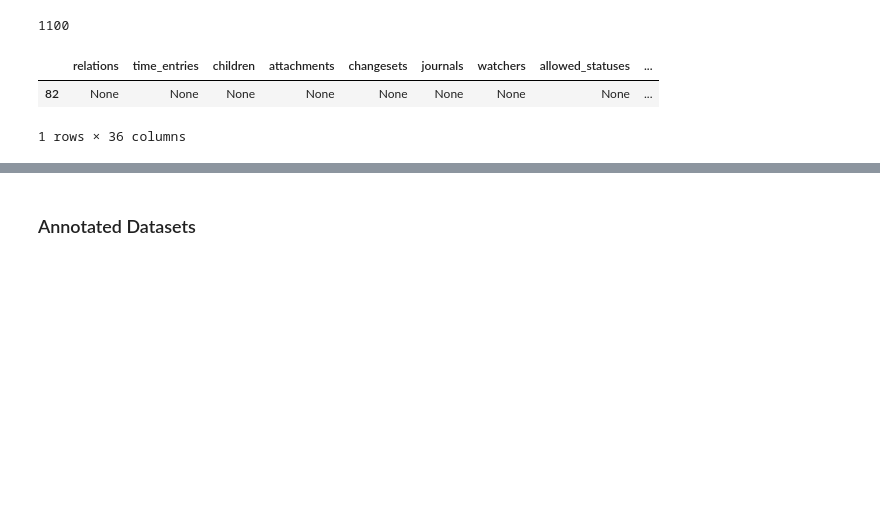
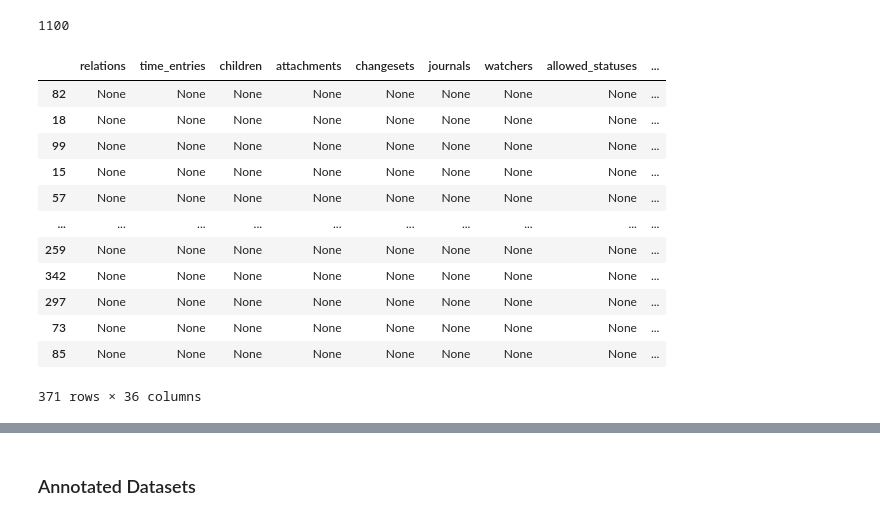
Before and after one commit to Jaclyn922/Data-Scientist-Co-op-in-Brigham-and-Women-s-Hospital, a Jupyter notebook: notebook/study-overview.ipynb, the cells around one changed output, grey strips where cells are left out. Cells and saved outputs as stored; diff of their text form; code cells hidden in the pictures; blank space fills up the shorter version.

```diff
--- a/notebook/study-overview.ipynb
+++ b/notebook/study-overview.ipynb
@@ -450,32 +450,46 @@ def set_url(row):
     return None
 
 dataset_tracker_id = trackers.loc[trackers['name'] == 'Dataset', 'id'].iloc[0]
 datasets = redmine.issue.filter(tracker_id=dataset_tracker_id)
 datasets = pd.DataFrame([dict(d) for d in datasets])
 
 datasets['project_name'] = datasets.apply(lambda w: w.project['name'], axis=1)
 datasets['category_name'] = datasets.apply(lambda w: w.category['name'] if pd.notna(w.category) else None, axis=1)
 datasets['status_name'] = datasets.apply(lambda w: w.status['name'] if pd.notna(w.status) else None, axis=1)
 datasets['author_name'] = datasets.apply(lambda w: w.author['name'] if pd.notna(w.author) else None, axis=1)
 datasets['assignee'] = datasets.apply(lambda w: w.assigned_to['name'] if pd.notna(w.assigned_to) else None, axis=1)
 datasets['parent_id'] = datasets.apply(lambda w: int(w.parent['id']) if pd.notna(w.parent) else None, axis=1)
 datasets['url'] = datasets.apply(set_url, axis=1)
 
 # datasets = datasets.drop(columns=['time_entries', 'changesets', 'watchers', 'allowed_statuses', 'due_date', 'done_ratio', 'tracker', 'priority', 'start_date', 'updated_on',
 #                                 'project', 'category', 'status', 'assigned_to', 'author', 'attachments', 'journals', 'is_private',
 ##                                 'estimated_hours', 'created_on', 'closed_on', 'parent', 'description', 'custom_fields', 'relations',
 #                                 'children', 'author_name'])
 datasets = datasets.sort_values(['project_name', 'category_name', 'subject'])
 datasets = datasets.rename(columns={'project_name':'project','category_name':'category','status_name':'status','parent_id':'parent'})
 
 # datasets = datasets[datasets['project'] == REDMINE_STUDY]
 
 # datasets = datasets.drop(columns=['project', 'status'])
 
 datasets['omic'] = '?'
 
-datasets.head(1)
+### These will need to be fixed (made unique)
+## datasets[datasets['subject'] == 'TopMed WGS Data']
+datasets['subject'] = datasets.apply(lambda row: f"(#{row['id']}) {row['subject']}", axis=1)
+
+datasets
 # %% [output]
 |  | relations | time_entries | children | attachments | changesets | journals | watchers | allowed_statuses | ... |
 | 82 | None | None | None | None | None | None | None | None | ... |
+| 18 | None | None | None | None | None | None | None | None | ... |
+| 99 | None | None | None | None | None | None | None | None | ... |
+| 15 | None | None | None | None | None | None | None | None | ... |
+| 57 | None | None | None | None | None | None | None | None | ... |
+| ... | ... | ... | ... | ... | ... | ... | ... | ... | ... |
+| 259 | None | None | None | None | None | None | None | None | ... |
+| 342 | None | None | None | None | None | None | None | None | ... |
+| 297 | None | None | None | None | None | None | None | None | ... |
+| 73 | None | None | None | None | None | None | None | None | ... |
+| 85 | None | None | None | None | None | None | None | None | ... |
-1 rows × 36 columns
+371 rows × 36 columns
```
Also changed, not shown: parts of 14 cells of this notebook, 2 other files.
